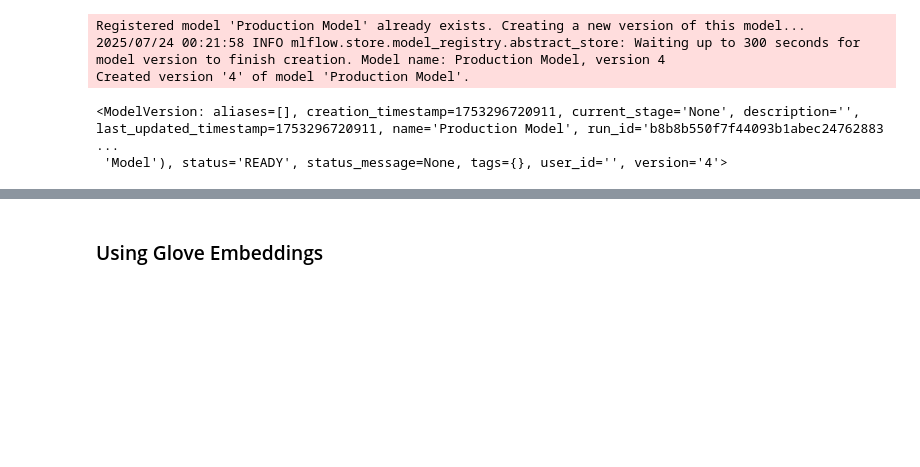
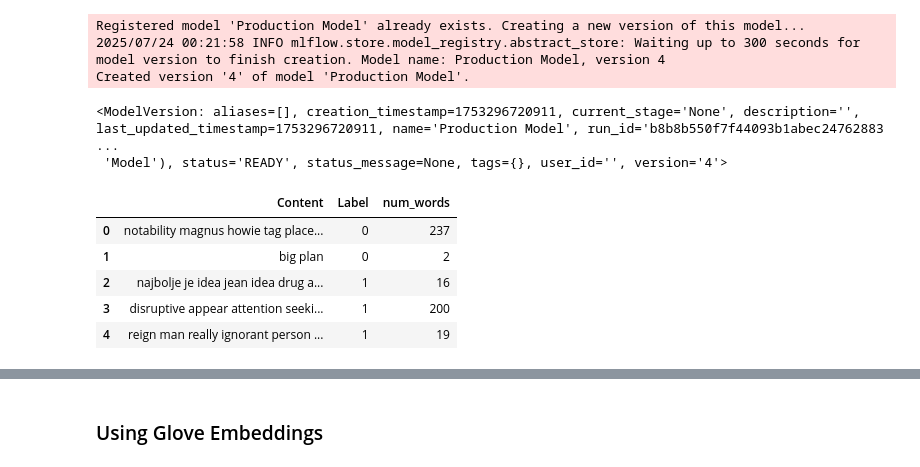
Before and after one commit to SubinoyBera/Toxic-TweetTagger, a Jupyter notebook: notebooks/tuning xgboost.ipynb, the cells around one changed output, grey strips where cells are left out. Cells and saved outputs as stored; diff of their text form; code cells hidden in the pictures; blank space fills up the shorter version.

```diff
--- a/notebooks/tuning xgboost.ipynb
+++ b/notebooks/tuning xgboost.ipynb
@@ -367,0 +382,10 @@ Created version '4' of model 'Production Model'.
+# %%
+df = pd.read_csv(r"D:\My Projects\Toxic Tweet-Tagger\notebooks\artifacts\preprocessed_data.csv")
+df.head()
+# %% [output]
+|  | Content | Label | num_words |
+| 0 | notability magnus howie tag place... | 0 | 237 |
+| 1 | big plan | 0 | 2 |
+| 2 | najbolje je idea jean idea drug a... | 1 | 16 |
+| 3 | disruptive appear attention seeki... | 1 | 200 |
+| 4 | reign man really ignorant person ... | 1 | 19 |
```
Also changed, not shown: parts of 9 cells of this notebook, 9 other files.
